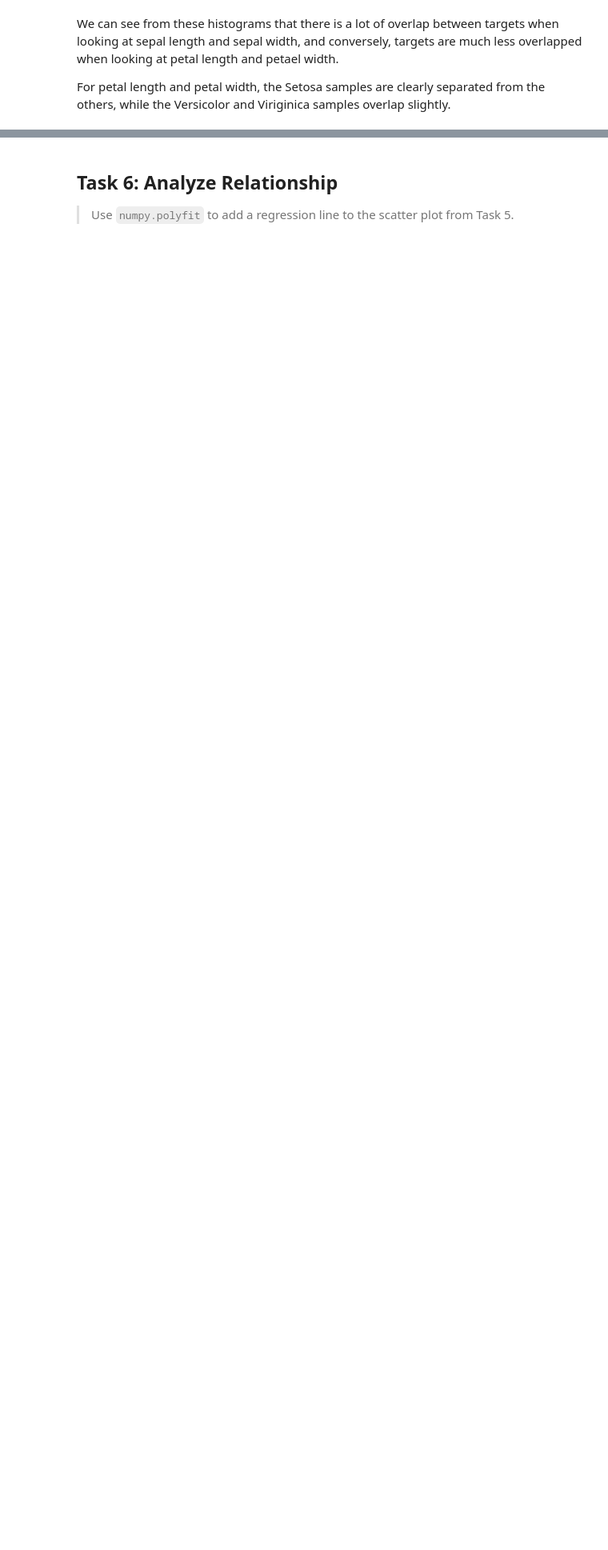
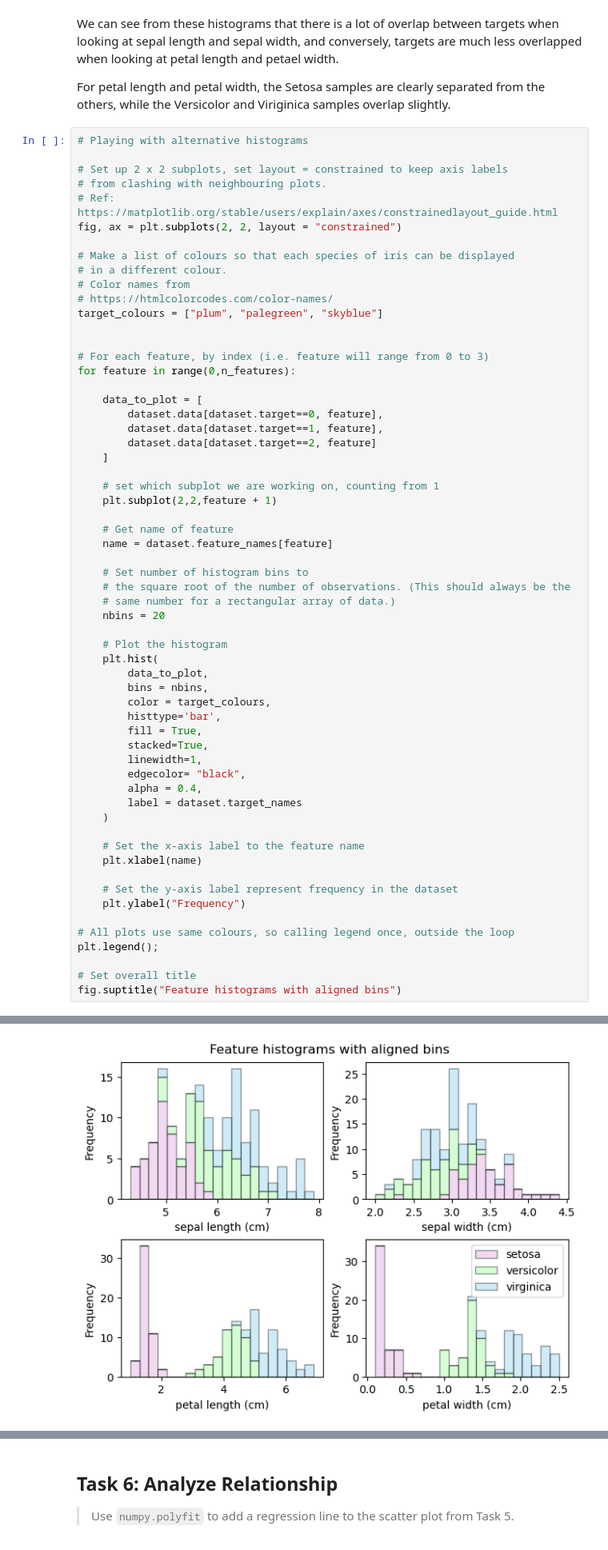
Before and after one commit to SuColl/principles_of_data_analytics, a Jupyter notebook: tasks.ipynb, the cells around one changed output, grey strips where cells are left out. Shown: that part at 80% size. Saved outputs shown, nothing was run; the diff lists cells and outputs as text; blank space fills up the shorter version.

```diff
--- a/tasks.ipynb
+++ b/tasks.ipynb
@@ -296,3 +293,64 @@ plt.legend();
 We can see from these histograms that there is a lot of overlap between targets when looking at sepal length and sepal width, and conversely, targets are much less overlapped when looking at petal length and petael width.
 
 For petal length and petal width, the Setosa samples are clearly separated from the others, while the Versicolor and Viriginica samples overlap slightly.
+# %%
+# Playing with alternative histograms
+
+# Set up 2 x 2 subplots, set layout = constrained to keep axis labels
+# from clashing with neighbouring plots.
+# Ref: https://matplotlib.org/stable/users/explain/axes/constrainedlayout_guide.html
+fig, ax = plt.subplots(2, 2, layout = "constrained")
+
+# Make a list of colours so that each species of iris can be displayed
+# in a different colour.
+# Color names from
+# https://htmlcolorcodes.com/color-names/
+target_colours = ["plum", "palegreen", "skyblue"]
+
+
+# For each feature, by index (i.e. feature will range from 0 to 3)
+for feature in range(0,n_features):
+
+    data_to_plot = [
+        dataset.data[dataset.target==0, feature],
+        dataset.data[dataset.target==1, feature],
+        dataset.data[dataset.target==2, feature]
+    ]
+
+    # set which subplot we are working on, counting from 1
+    plt.subplot(2,2,feature + 1)
+
+    # Get name of feature
+    name = dataset.feature_names[feature]
+
+    # Set number of histogram bins to
+    # the square root of the number of observations. (This should always be the
+    # same number for a rectangular array of data.)
+    nbins = 20
+
+    # Plot the histogram
+    plt.hist(
+        data_to_plot,
+        bins = nbins,
+        color = target_colours,
+        histtype='bar',
+        fill = True,
+        stacked=True,
+        linewidth=1,
+        edgecolor= "black",
+        alpha = 0.4,
+        label = dataset.target_names
+    )
+
+    # Set the x-axis label to the feature name
+    plt.xlabel(name)
+
+    # Set the y-axis label represent frequency in the dataset
+    plt.ylabel("Frequency")
+
+# All plots use same colours, so calling legend once, outside the loop
+plt.legend();
+
+# Set overall title
+fig.suptitle("Feature histograms with aligned bins")
+# %% [output]
@@ -299,3 +358,4 @@ For petal length and petal width, the Setosa samples are clearly separated from
+[figure, added]
 # %% [markdown]
 ## Task 5: Investigate Relationships
 Task Description:
```
Also changed, not shown: parts of 2 cells of this notebook.
